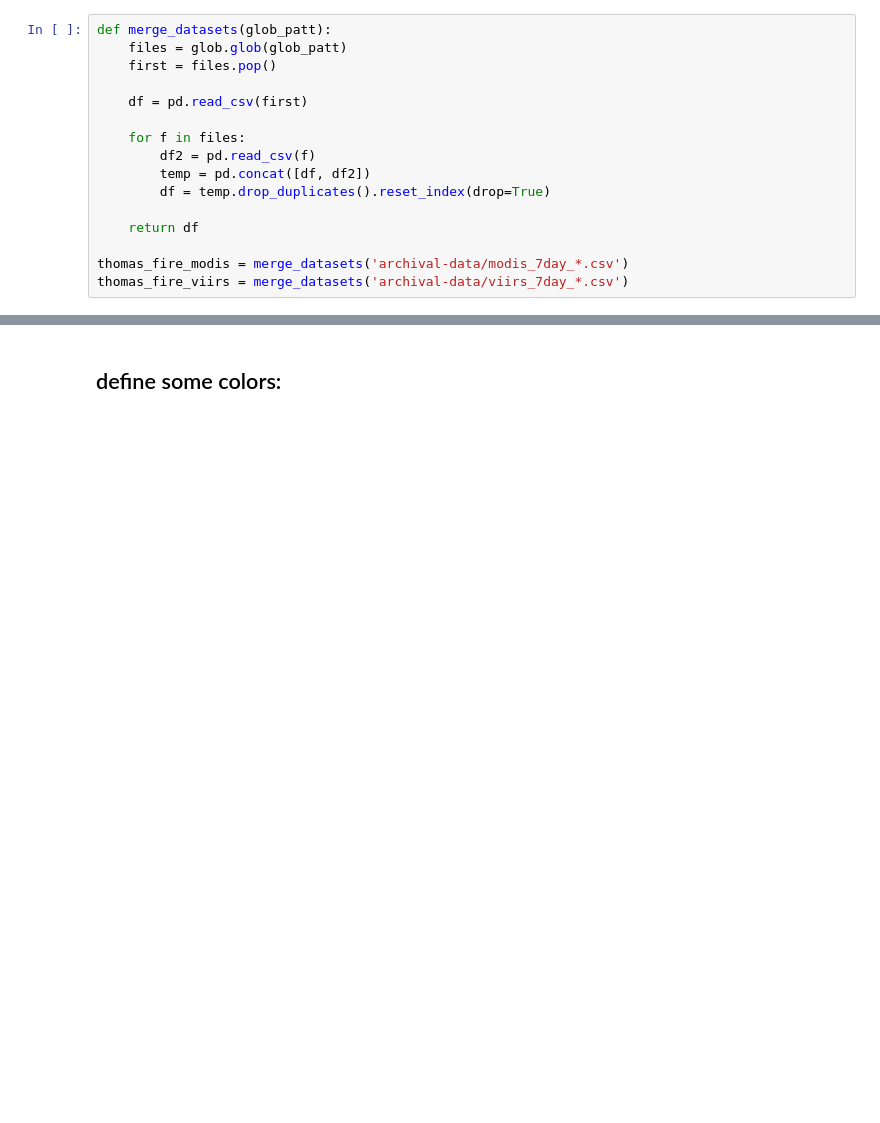
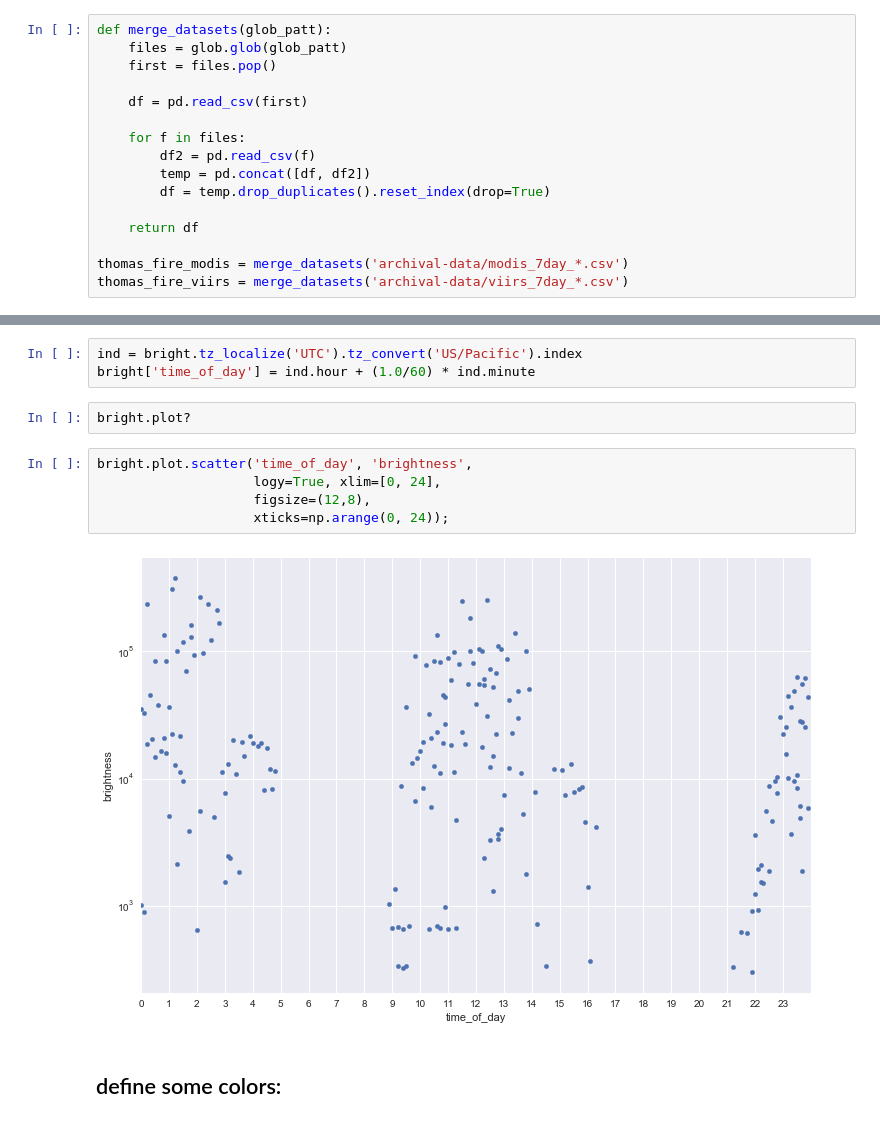
Before and after one commit to mkmcc/ThomasFire, a Jupyter notebook: Thomas Fire.ipynb, the cells around one changed output, grey strips where cells are left out. Saved outputs shown, nothing was run; the diff lists cells and outputs as text; blank space fills up the shorter version.

```diff
--- a/Thomas Fire.ipynb
+++ b/Thomas Fire.ipynb
@@ -56,3 +80,15 @@ print len(modis_archive), len(viirs_archive)
+# %%
+ind = bright.tz_localize('UTC').tz_convert('US/Pacific').index
+bright['time_of_day'] = ind.hour + (1.0/60) * ind.minute
+# %%
+bright.plot?
+# %%
+bright.plot.scatter('time_of_day', 'brightness',
+                    logy=True, xlim=[0, 24],
+                    figsize=(12,8),
+                    xticks=np.arange(0, 24));
+# %% [output]
+[figure, added]
 # %% [markdown]
 ## define some colors:
 # %% [markdown]
```
Also changed, not shown: parts of 13 cells of this notebook, 7 other files.
